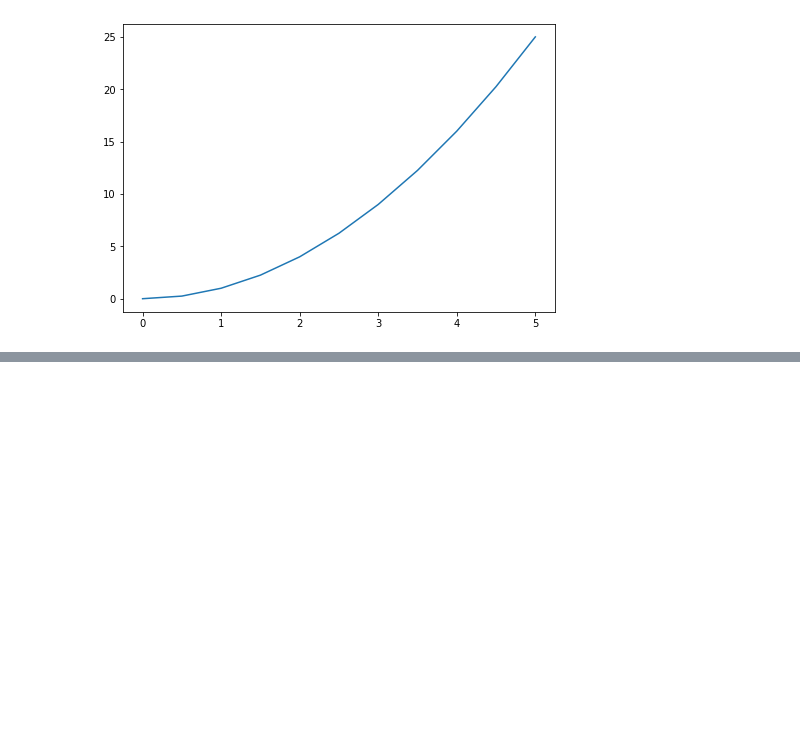
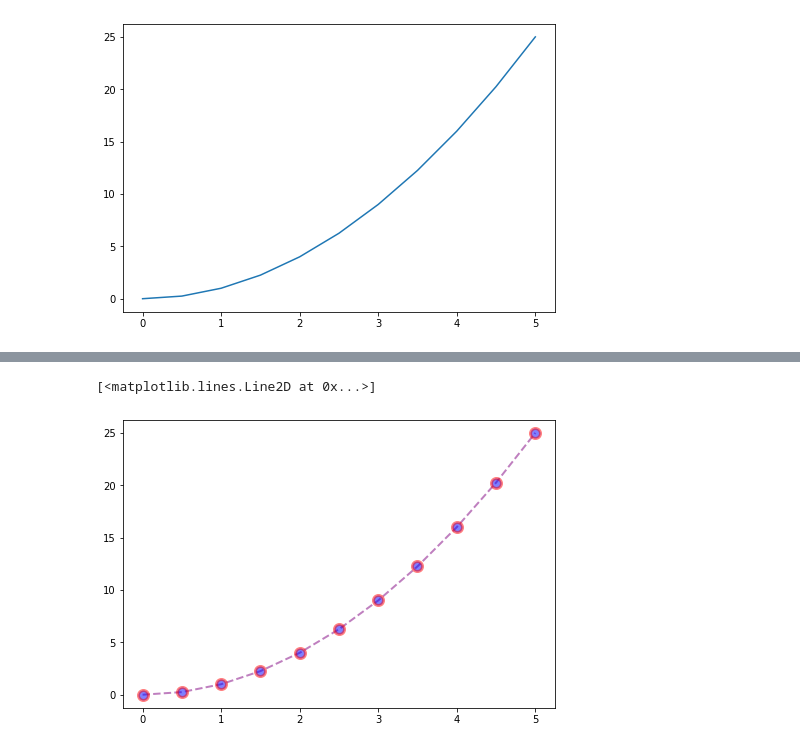
Before and after one commit to NooshinRajabi/Python-for-Data-Science-and-Machine-Learning, a Jupyter notebook: Matplotlib Concept.ipynb, the cells around one changed output, grey strips where cells are left out. Saved outputs shown, nothing was run; the diff lists cells and outputs as text; code cells hidden in the pictures; blank space fills up the shorter version.

```diff
--- a/Matplotlib Concept.ipynb
+++ b/Matplotlib Concept.ipynb
@@ -131,0 +139,8 @@ ax.legend(loc=0)
+# %%
+fig = plt.figure()
+ax = fig.add_axes([0,0,1,1])
+ax.plot(x,y,color='purple',linewidth=2,alpha=0.5,linestyle='--',marker='o',
+        markersize=10,markerfacecolor='blue',markeredgewidth=3,markeredgecolor='red')
+# %% [output]
+[<matplotlib.lines.Line2D at 0x...>]
+[figure, added]
```
Also changed, not shown: parts of 27 cells of this notebook.
